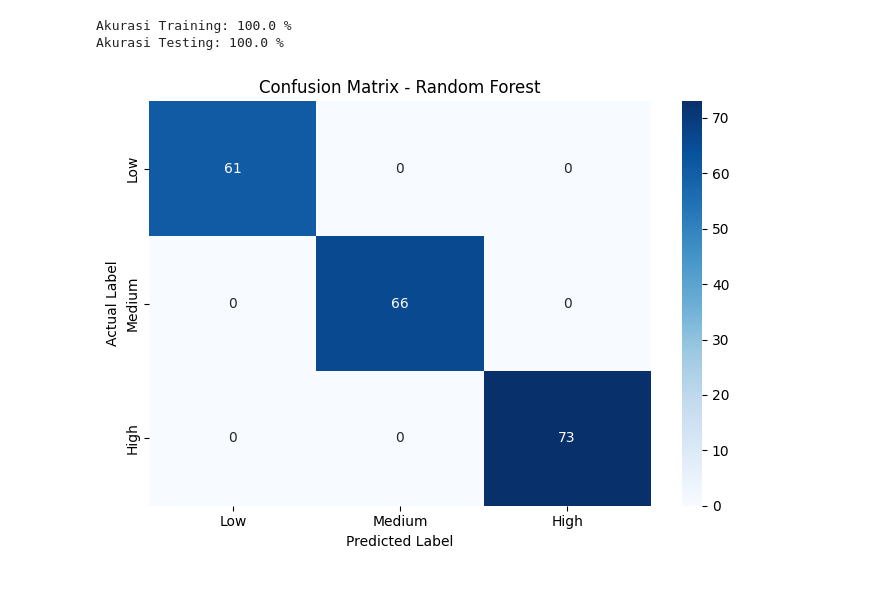
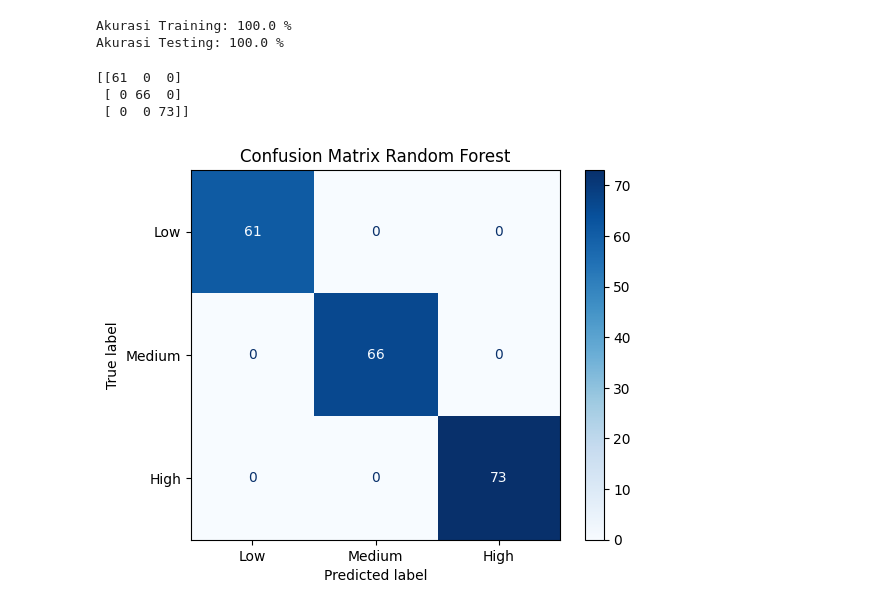
Before and after one commit to ajusandhika/uts-klasifikasi-kanker-paru, a Jupyter notebook: klasifkasi kanker.ipynb, the cells around one changed output. Drawn from its saved outputs; the diff is of its cells as text; code cells hidden in the pictures.

```diff
--- a/klasifkasi kanker.ipynb
+++ b/klasifkasi kanker.ipynb
@@ -147,3 +152,19 @@ display(
 | Frequent Cold | 4.38 | 2.37 | 3.67 |
 | Dry Cough | 4.78 | 2.91 | 3.70 |
 | Snoring | 3.23 | 2.14 | 3.31 |
+# %%
+# Mengubah kategori Gender menjadi angka
+df['Gender'] = df['Gender'].map({
+    'Male': 1,
+    'Female': 0
+})
+
+# Mengubah kategori Level menjadi angka
+df['Level'] = df['Level'].map({
+    'Low': 0,
+    'Medium': 1,
+    'High': 2
+})
+
+# Melihat hasil encoding
+print(df[['Gender', 'Level']].head(10))
@@ -297,38 +318,28 @@ print("Akurasi Testing:",
 # %% [output]
 Akurasi Training: 100.0 %
 Akurasi Testing: 100.0 %
-# %%
-
-import matplotlib.pyplot as plt
-import seaborn as sns
-from sklearn.metrics import confusion_matrix
-
-# Menentukan urutan kelas
-labels = ['Low', 'Medium', 'High']
-
-# Membuat confusion matrix
-cm = confusion_matrix(
-    y_test,
-    y_test_pred,
-    labels=labels
-)
-
-# Membuat visualisasi
-plt.figure(figsize=(7, 5))
-
-sns.heatmap(
-    cm,
-    annot=True,
-    fmt='d',
-    cmap='Blues',
-    xticklabels=labels,
-    yticklabels=labels
-)
-
-plt.title('Confusion Matrix - Random Forest')
-plt.xlabel('Predicted Label')
-plt.ylabel('Actual Label')
-plt.tight_layout()
-plt.show()
-# %% [output]
-[figure, removed]
+# %%
+from sklearn.metrics import confusion_matrix, ConfusionMatrixDisplay
+import matplotlib.pyplot as plt
+
+cm = confusion_matrix(
+    y_test,
+    y_test_pred,
+    labels=[0, 1, 2]
+)
+
+print(cm)
+
+disp = ConfusionMatrixDisplay(
+    confusion_matrix=cm,
+    display_labels=['Low', 'Medium', 'High']
+)
+
+disp.plot(cmap='Blues')
+plt.title('Confusion Matrix Random Forest')
+plt.show()
+# %% [output]
+[[61  0  0]
+ [ 0 66  0]
+ [ 0  0 73]]
+[figure, added]
```
Also changed, not shown: parts of 6 cells of this notebook.
